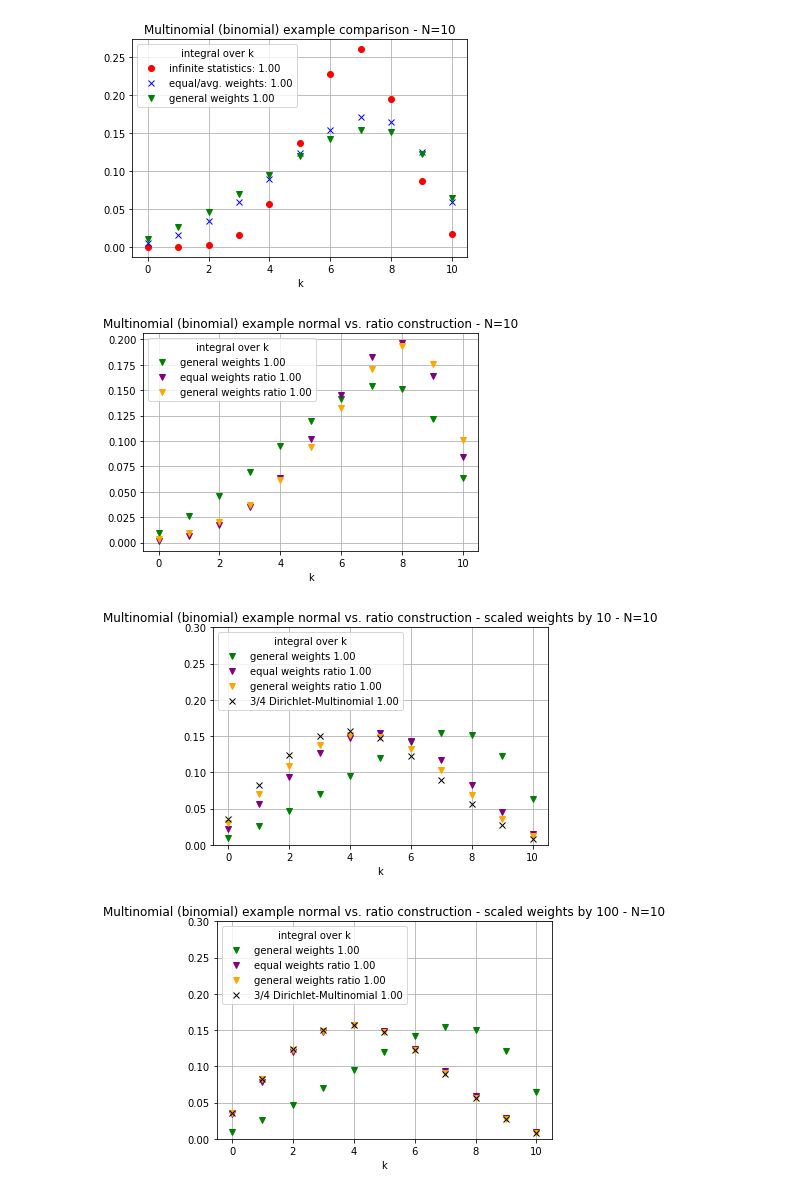
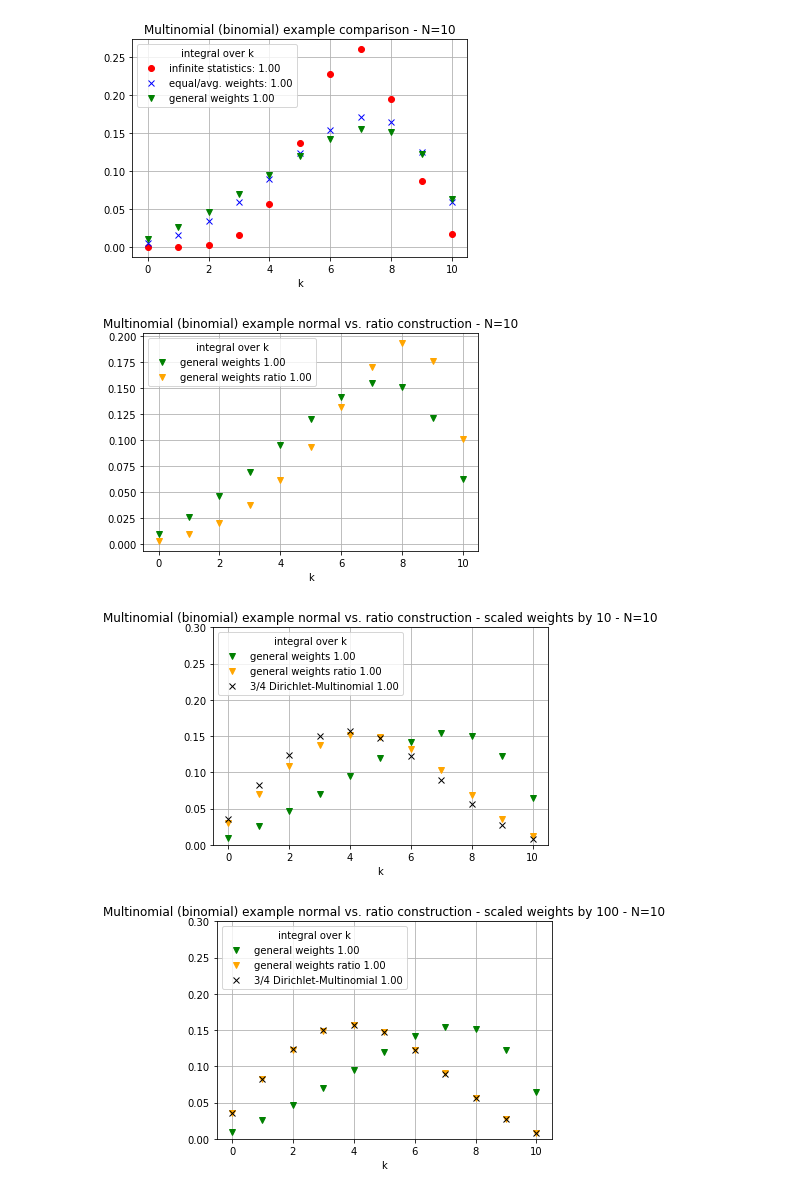
Before and after one commit to thoglu/mc_uncertainty, a Jupyter notebook: multinomial.ipynb, the cells around one changed output. Saved outputs shown, nothing was run; the diff lists cells and outputs as text; code cells hidden in the pictures.

```diff
--- a/multinomial.ipynb
+++ b/multinomial.ipynb
@@ -60,7 +60,7 @@ for i in range(tot_k+1):
 
     ## ratio expressions
 
-    mnomial_ratio_equal_weights.append(mn_standard.log_multinomial_poisson_ratio_equal_weights(obs_k, numpy.array([len(weights_bin1), len(weights_bin2)]), numpy.array([avg_w_1, avg_w_2])))
+    #mnomial_ratio_equal_weights.append(mn_standard.log_multinomial_poisson_ratio_equal_weights(obs_k, numpy.array([len(weights_bin1), len(weights_bin2)]), numpy.array([avg_w_1, avg_w_2])))
     mnomial_ratio_general_weights.append(mn_standard.log_multinomial_poisson_ratio_general_weights(obs_k, total_weight_array, index_list))
 # %%
 infinite_sum=numpy.exp(mnomial_standard_infinite).sum()
@@ -88,17 +88,17 @@ pylab.show()
 # %%
 klist=numpy.arange(11)
 
 pylab.plot(klist, numpy.exp(mnomial_general_weights), lw=0, marker="v", color="green", label="general weights %.2f" % general_weights_sum)
-pylab.plot(klist, numpy.exp(mnomial_ratio_equal_weights), lw=0, marker="v", color="purple", label="equal weights ratio %.2f" % ratio_equal_weights_sum)
+#pylab.plot(klist, numpy.exp(mnomial_ratio_equal_weights), lw=0, marker="v", color="purple", label="equal weights ratio %.2f" % ratio_equal_weights_sum)
 pylab.plot(klist, numpy.exp(mnomial_ratio_general_weights), lw=0, marker="v", color="orange", label="general weights ratio %.2f" % ratio_general_weights_sum)
 
 pylab.title("Multinomial (binomial) example normal vs. ratio construction - N=%d" % tot_k)
 pylab.legend(loc="upper left", title="integral over k")
 pylab.gca().set_xlabel("k")
 pylab.gca().grid()
 pylab.show()
 # %% [output]
-[figure, old version]
+[figure, new version]
 # %%
 ## now scale the MC events up artificially by a factor 100 (yet aain lower livetime)
 scaling_factor=10.0
@@ -123,15 +123,15 @@ for i in range(tot_k+1):
     mnomial_general_weights.append(mn_general_fn(obs_k))
 
     ## scaling all weights with factor of 10
-    mnomial_ratio_equal_weights.append(mn_standard.log_multinomial_poisson_ratio_equal_weights(obs_k, numpy.array([len(weights_bin1), len(weights_bin2)]), numpy.array([scaling_factor*avg_w_1, scaling_factor*avg_w_2]), lauricella_calc="montecarlo"))
-    mnomial_ratio_general_weights.append(mn_standard.log_multinomial_poisson_ratio_general_weights(obs_k, scaling_factor*total_weight_array, index_list, lauricella_calc="montecarlo"))
+    #mnomial_ratio_equal_weights.append(mn_standard.log_multinomial_poisson_ratio_equal_weights(obs_k, numpy.array([len(weights_bin1), len(weights_bin2)]), numpy.array([scaling_factor*avg_w_1, scaling_factor*avg_w_2]), lauricella_calc="montecarlo"))
+    mnomial_ratio_general_weights.append(mn_standard.log_multinomial_poisson_ratio_general_weights(obs_k, scaling_factor*total_weight_array, index_list))
     dirichlet_multinomial.append(mn_standard.log_DM(obs_k, numpy.array([3.0,4.0])))
 
 
 klist=numpy.arange(11)
 
 pylab.plot(klist, numpy.exp(mnomial_general_weights), lw=0, marker="v", color="green", label="general weights %.2f" % numpy.exp(mnomial_general_weights).sum())
-pylab.plot(klist, numpy.exp(mnomial_ratio_equal_weights), lw=0, marker="v", color="purple", label="equal weights ratio %.2f" % numpy.exp(mnomial_ratio_equal_weights).sum())
+#pylab.plot(klist, numpy.exp(mnomial_ratio_equal_weights), lw=0, marker="v", color="purple", label="equal weights ratio %.2f" % numpy.exp(mnomial_ratio_equal_weights).sum())
 pylab.plot(klist, numpy.exp(mnomial_ratio_general_weights), lw=0, marker="v", color="orange", label="general weights ratio %.2f" % numpy.exp(mnomial_ratio_general_weights).sum())
 pylab.plot(klist, numpy.exp(dirichlet_multinomial), lw=0, marker="x", color="black", label="3/4 Dirichlet-Multinomial %.2f" % numpy.exp(dirichlet_multinomial).sum())
 
@@ -142,9 +142,9 @@ pylab.gca().grid()
 pylab.gca().set_ylim(0,0.3)
 pylab.show()
 # %% [output]
-[figure, old version]
+[figure, new version]
 # %%
-## now scale the MC events up artificially by a factor 100 (yet aain lower livetime)
+## now scale the MC events up artificially by a factor 100 (yet again lower livetime)
 scaling_factor=100.0
 tot_k=10
 
@@ -167,15 +167,15 @@ for i in range(tot_k+1):
     mnomial_general_weights.append(mn_general_fn(obs_k))
 
     ## scaling all weights with factor of 10
-    mnomial_ratio_equal_weights.append(mn_standard.log_multinomial_poisson_ratio_equal_weights(obs_k, numpy.array([len(weights_bin1), len(weights_bin2)]), numpy.array([scaling_factor*avg_w_1, scaling_factor*avg_w_2]), lauricella_calc="montecarlo"))
-    mnomial_ratio_general_weights.append(mn_standard.log_multinomial_poisson_ratio_general_weights(obs_k, scaling_factor*total_weight_array, index_list, lauricella_calc="montecarlo"))
+    #mnomial_ratio_equal_weights.append(mn_standard.log_multinomial_poisson_ratio_equal_weights(obs_k, numpy.array([len(weights_bin1), len(weights_bin2)]), numpy.array([scaling_factor*avg_w_1, scaling_factor*avg_w_2]), lauricella_calc="montecarlo"))
+    mnomial_ratio_general_weights.append(mn_standard.log_multinomial_poisson_ratio_general_weights(obs_k, scaling_factor*total_weight_array, index_list))
     dirichlet_multinomial.append(mn_standard.log_DM(obs_k, numpy.array([3.0,4.0])))
 
 
 klist=numpy.arange(11)
 
 pylab.plot(klist, numpy.exp(mnomial_general_weights), lw=0, marker="v", color="green", label="general weights %.2f" % numpy.exp(mnomial_general_weights).sum())
-pylab.plot(klist, numpy.exp(mnomial_ratio_equal_weights), lw=0, marker="v", color="purple", label="equal weights ratio %.2f" % numpy.exp(mnomial_ratio_equal_weights).sum())
+#pylab.plot(klist, numpy.exp(mnomial_ratio_equal_weights), lw=0, marker="v", color="purple", label="equal weights ratio %.2f" % numpy.exp(mnomial_ratio_equal_weights).sum())
 pylab.plot(klist, numpy.exp(mnomial_ratio_general_weights), lw=0, marker="v", color="orange", label="general weights ratio %.2f" % numpy.exp(mnomial_ratio_general_weights).sum())
 pylab.plot(klist, numpy.exp(dirichlet_multinomial), lw=0, marker="x", color="black", label="3/4 Dirichlet-Multinomial %.2f" % numpy.exp(dirichlet_multinomial).sum())
 
@@ -186,7 +186,7 @@ pylab.gca().grid()
 pylab.gca().set_ylim(0,0.3)
 pylab.show()
 # %% [output]
-[figure, old version]
+[figure, new version]
 # %%
 ## now scale the MC events up artificially by a factor 100 (yet aain lower livetime)
 scaling_factor=1000.0
```
Also changed, not shown: parts of 2 cells of this notebook, 5 other files.
